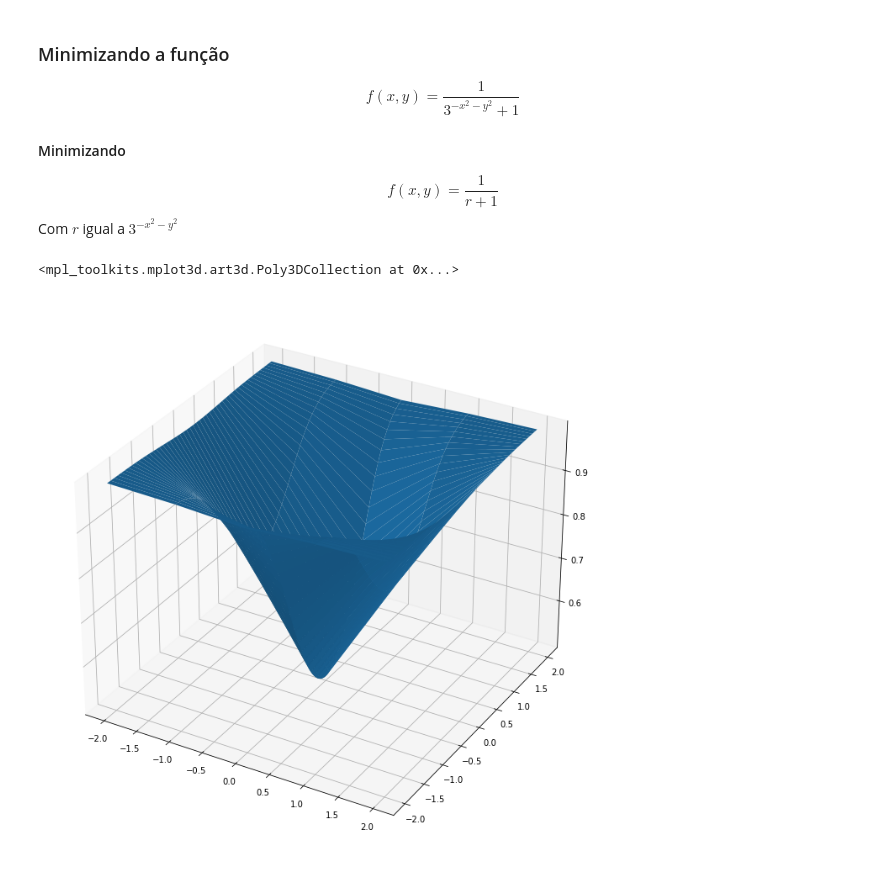
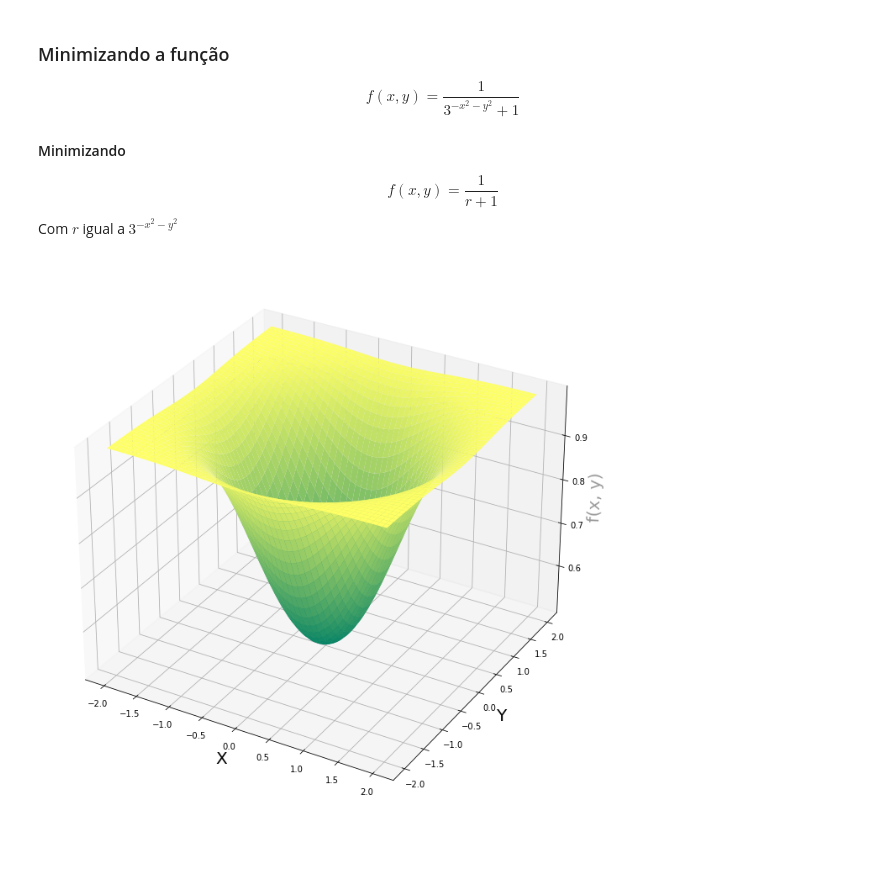
Before and after one commit to jhonatacaiob/Bootcamp-Data-Science, a Jupyter notebook: Secao-4/Grandient Descend.ipynb, the cells around one changed output. Saved outputs shown, nothing was run; the diff lists cells and outputs as text; code cells hidden in the pictures.

```diff
--- a/Secao-4/Grandient Descend.ipynb
+++ b/Secao-4/Grandient Descend.ipynb
@@ -25,19 +25,22 @@ def f(x, y):
     return 1 / (r + 1)
 # %%
 #Gerando dados
-x = np.linspace(start = -2, stop = 2, num = 5)
+x = np.linspace(start = -2, stop = 2, num = 200)
 y = np.linspace(start = -2, stop = 2, num = 200)
 
-
 x, y = np.meshgrid(x, y)
 # %%
 #Gerando grafico 3d
 
 
 fig = plt.figure(figsize = [16,12])
 ax = fig.gca(projection = "3d")
 
-ax.plot_surface(x, y, f(x, y))
+ax.plot_surface(x, y, f(x, y), cmap = cm.summer)
+ax.set_xlabel("X", fontsize = 20)
+ax.set_ylabel("Y", fontsize = 20)
+ax.set_zlabel("f(x, y)", fontsize = 20, alpha = 0.4)
+
+plt.show()
 # %% [output]
-<mpl_toolkits.mplot3d.art3d.Poly3DCollection at 0x...>
-[figure, old version]
+[figure, new version]
```
Also changed, not shown: parts of 1 cell of this notebook.
